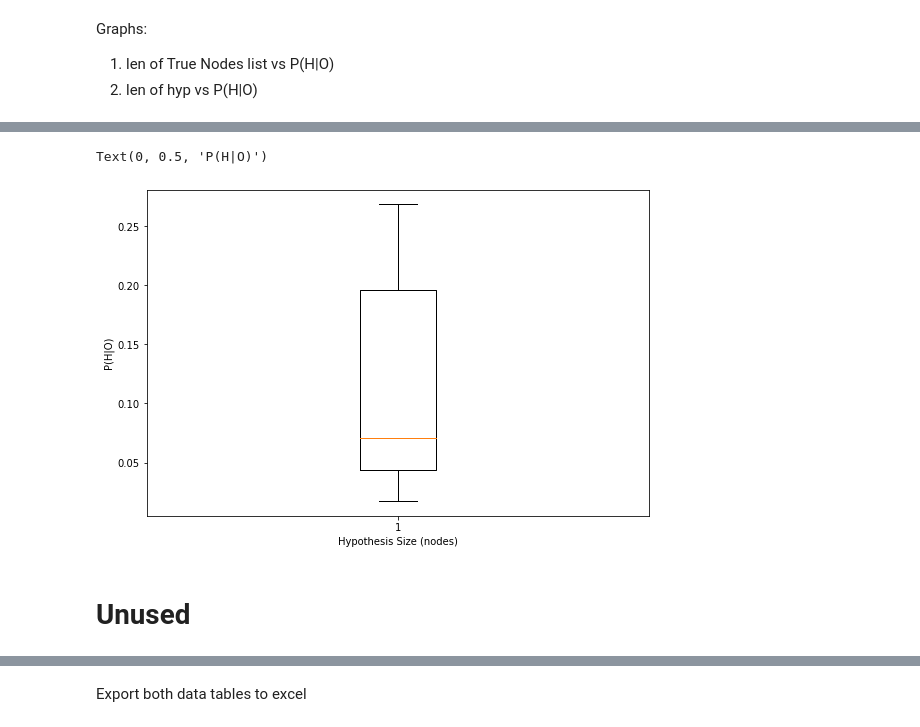
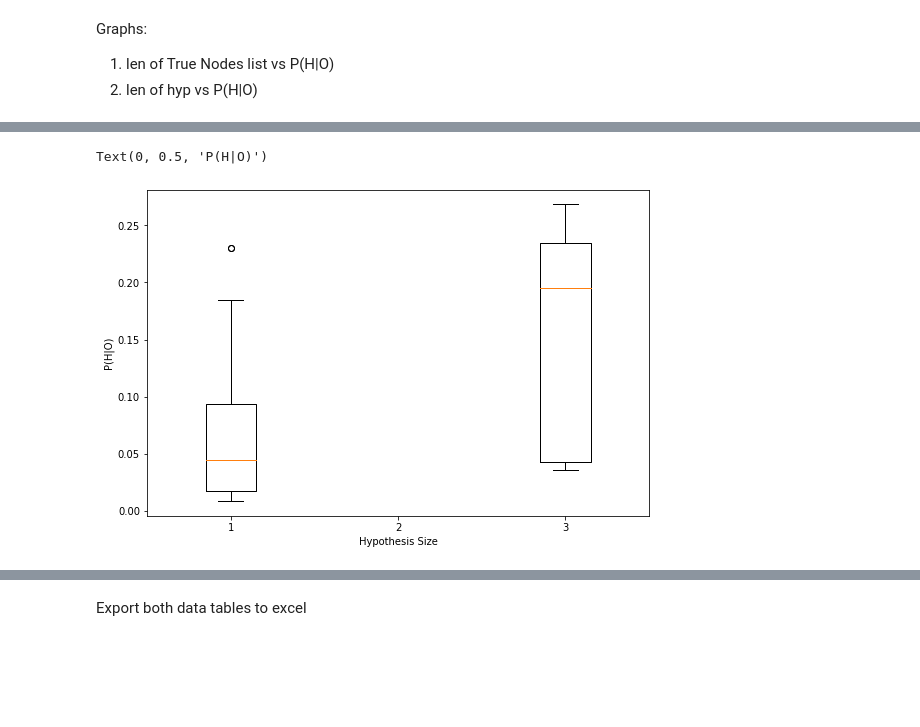
Before and after one commit to nico-espinosadice/abductive-theory, a Jupyter notebook: hyp-gen.ipynb, the cells around one changed output, grey strips where cells are left out. Cells and saved outputs as stored; diff of their text form; code cells hidden in the pictures; blank space fills up the shorter version.

```diff
--- a/hyp-gen.ipynb
+++ b/hyp-gen.ipynb
@@ -202,0 +220,5 @@ hyp_check = get_flipped_prob(dg, observations, bnodes, 'H1')
+# %%
+#hyp_check1 = get_flipped_prob(dg, observations, bnodes, 'H1')
+#hyp_check2 = get_flipped_prob(dg, observations, bnodes, ['H1'])
+prob2 = get_flipped_prob(dg, observations, bnodes, ['H1'])
+print(prob2)
@@ -207,10 +231,13 @@ original_data['True Nodes'] = truths
 original_data['# of True Nodes'] = [len(t) for t in original_data.get('True Nodes')]
 original_data['False Nodes'] = falses
 original_data['Best Explanation'] = [v[0] for v in list(fbe1.values())]
-original_data['P(O|H)'] = [v[1] for v in list(fbe1.values())]
-original_data['P(H|O)'] = hyp_check
-original_data['Best Explanation (flipped)'] = [v[0] for v in list(fbe2.values())]
+original_data['Hypothesis'] = [v[0] for v in list(fbe2.values())]
+#original_data['P(O|H)'] = [v[1] for v in list(fbe1.values())]
+#original_data['P(H|O)'] = hyp_check1
+original_data['P(O|H)'] = prob2
 original_data['P(H|O)'] = [v[1] for v in list(fbe2.values())]
+
+
 
 
 df1 = pd.DataFrame(original_data, columns=list(original_data.keys()))
@@ -237,0 +361,13 @@ Graphs:
+# %%
+# bar charts of number of times a hypothesis shows up
+count_dict = {}
+for h in unique_hyps:
+    count = original_data.get('Hypothesis').count(h)
+    count_dict[tuple(h)] = count
+
+plt.bar(range(len(count_dict)), count_dict.values(), align='center')
+plt.xticks(range(len(count_dict)), list(count_dict.keys()))
+plt.ylabel('# of scenarios')
+plt.xlabel('Hypothesis')
+plt.show()
+plt.close()
@@ -285,35 +425,39 @@ Text(0, 0.5, 'P(H|O)')
 # %%
 plt.close()
 
 # create dict {len true nodes : list of probs}
 
-p1, p2, p3 = [], [], []
+
+p1, p2, p3, p4 = [], [], [], []
 hyp_size = {}
 counter = 0
-for h in original_data.get('Best Explanation'):
+for h in original_data.get('Hypothesis'):
     lenH = len(h)
     prob = original_data.get('P(H|O)')[counter]
     if (lenH == 1) or not isinstance(h, list): p1.append(prob)
+    if (lenH == 2): p2.append(prob)
+    if (lenH == 3): p3.append(prob)
+    if (lenH == 4): p4.append(prob)
     counter += 1
 
-hyp_size[1] = p1
+hyp_size['H1'] = p1
 
-hyp_size_data = p1
+hyp_size_data = [p1, p2, p3]
 
 ####### CREATING THE BOX PLOT
 # Create a figure instance
 fig = plt.figure(1, figsize=(9, 6))
 
 # Create an axes instance
 ax = fig.add_subplot(111)
 
 # Create the boxplot
-bp = ax.boxplot(hyp_size_data)
+ax.boxplot(hyp_size_data)
 
-ax.set_xlabel('Hypothesis Size (nodes)')
+ax.set_xlabel('Hypothesis Size')
 ax.set_ylabel('P(H|O)')
+
+#ax1.set_xticklabels()
 # %% [output]
 Text(0, 0.5, 'P(H|O)')
-[figure, old version]
+[figure, new version]
-# %% [markdown]
-# Unused
```
Also changed, not shown: parts of 19 cells of this notebook.
